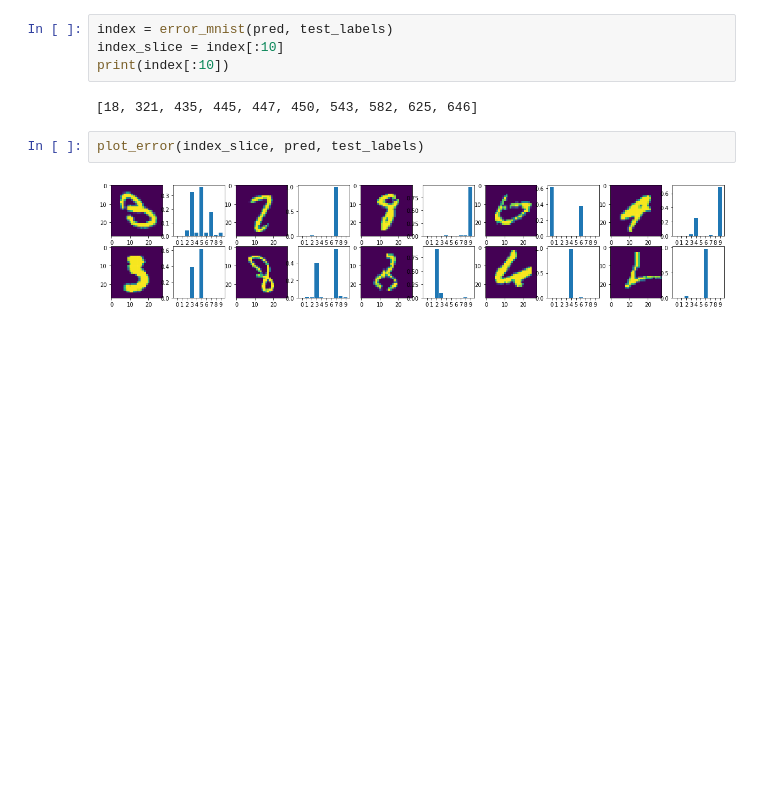
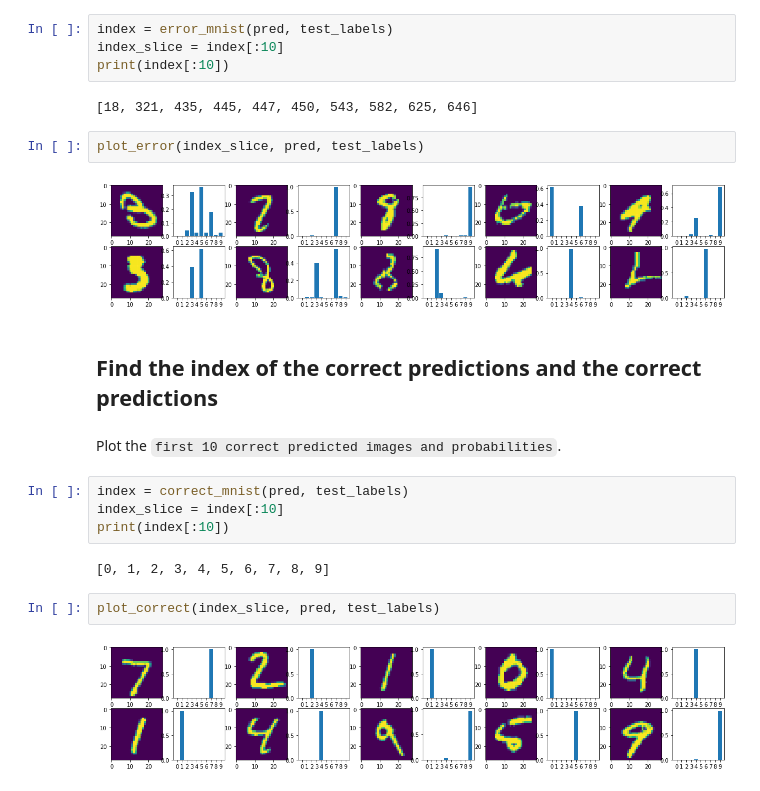
Before and after one commit to AllyHyeseongKim/CAU13601_Algorithms, a Jupyter notebook: assignment04/Tensorflow_mnist_example.ipynb, the cells around one changed output. Drawn from its saved outputs; the diff is of its cells as text; blank space fills up the shorter version.

Commit message:
[assignment04] Plot the first 10 correct predicted images and probabilities.

```diff
--- a/assignment04/Tensorflow_mnist_example.ipynb
+++ b/assignment04/Tensorflow_mnist_example.ipynb
@@ -347,3 +347,17 @@ print(index[:10])
 plot_error(index_slice, pred, test_labels)
 # %% [output]
 [figure]
+# %% [markdown]
+## Find the index of the correct predictions and the correct predictions
+# %% [markdown]
+Plot the `first 10 correct predicted images and probabilities`.
+# %%
+index = correct_mnist(pred, test_labels)
+index_slice = index[:10]
+print(index[:10])
+# %% [output]
+[0, 1, 2, 3, 4, 5, 6, 7, 8, 9]
+# %%
+plot_correct(index_slice, pred, test_labels)
+# %% [output]
+[figure, added]
```
